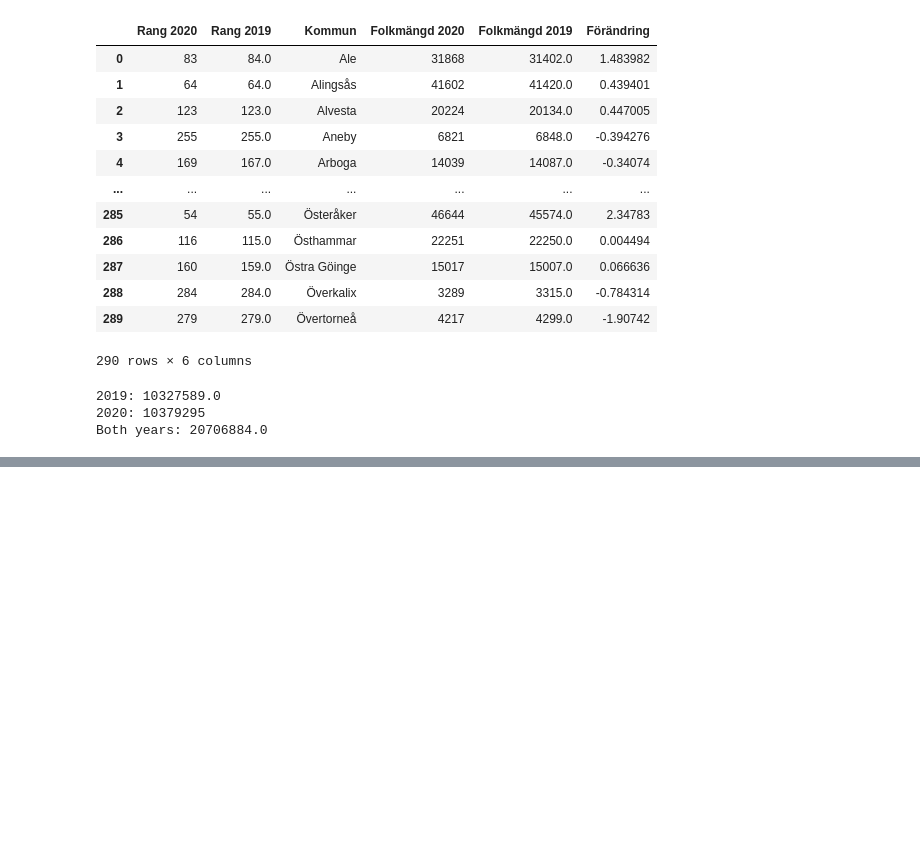
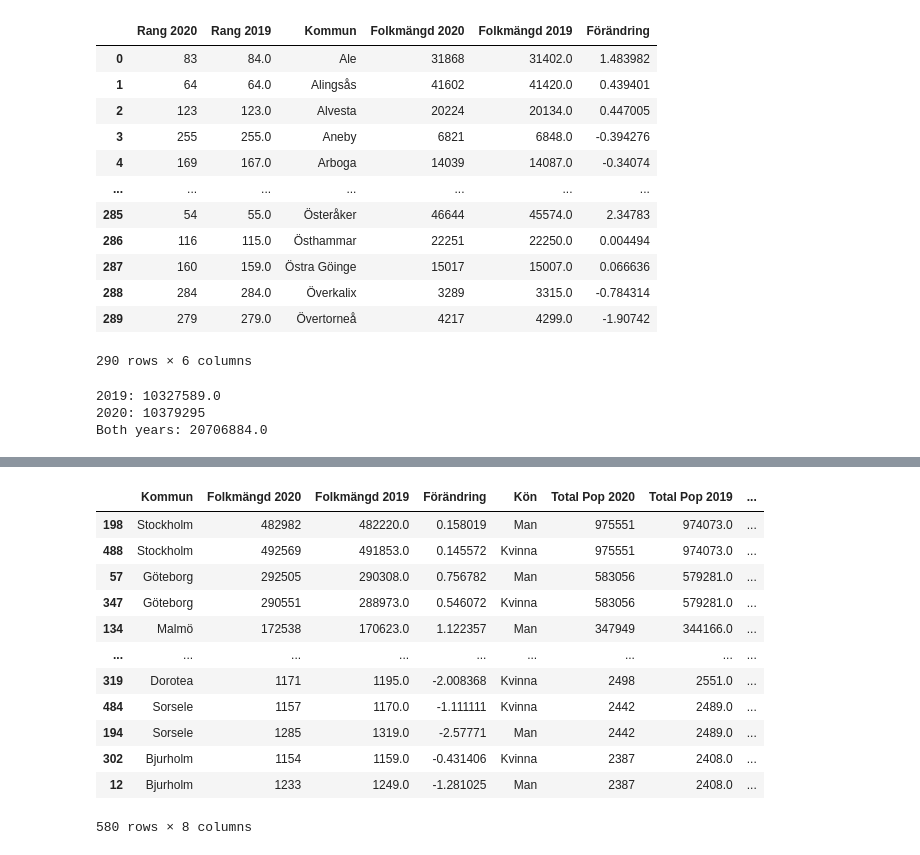
Before and after one commit to MiltonOberg/Python-Milton--sterberg-OPA23, a Jupyter notebook: exercise/data_processing1.0.ipynb, the cells around one changed output, grey strips where cells are left out. Saved outputs shown, nothing was run; the diff lists cells and outputs as text; code cells hidden in the pictures; blank space fills up the shorter version.

```diff
--- a/exercise/data_processing1.0.ipynb
+++ b/exercise/data_processing1.0.ipynb
@@ -211,0 +239,11 @@ df_merge
+# %%
+df_total = pd.read_excel("../Data/komtopp50_2020.xlsx", sheet_name= "Totalt")
+df_total = df_total[6:].drop(columns= ["Unnamed: 0", "Unnamed: 1"]).reset_index(drop= True)
+
+df_total.rename(columns= {
+    "Unnamed: 2": "Kommun",
+    "Unnamed: 3": "Total Pop 2020",
+    "Unnamed: 4": "Total Pop 2019",
+    "Unnamed: 5": "Total förändring"
+}, inplace= True)
+df_total
@@ -211,0 +264,17 @@ df_merge
+# %%
+df_final = pd.merge(df_b, df_total, on= "Kommun").sort_values(by= "Total Pop 2020", ascending= False)
+df_final
+# %% [output]
+|  | Kommun | Folkmängd 2020 | Folkmängd 2019 | Förändring | Kön | Total Pop 2020 | Total Pop 2019 | ... |
+| 198 | Stockholm | 482982 | 482220.0 | 0.158019 | Man | 975551 | 974073.0 | ... |
+| 488 | Stockholm | 492569 | 491853.0 | 0.145572 | Kvinna | 975551 | 974073.0 | ... |
+| 57 | Göteborg | 292505 | 290308.0 | 0.756782 | Man | 583056 | 579281.0 | ... |
+| 347 | Göteborg | 290551 | 288973.0 | 0.546072 | Kvinna | 583056 | 579281.0 | ... |
+| 134 | Malmö | 172538 | 170623.0 | 1.122357 | Man | 347949 | 344166.0 | ... |
+| ... | ... | ... | ... | ... | ... | ... | ... | ... |
+| 319 | Dorotea | 1171 | 1195.0 | -2.008368 | Kvinna | 2498 | 2551.0 | ... |
+| 484 | Sorsele | 1157 | 1170.0 | -1.111111 | Kvinna | 2442 | 2489.0 | ... |
+| 194 | Sorsele | 1285 | 1319.0 | -2.57771 | Man | 2442 | 2489.0 | ... |
+| 302 | Bjurholm | 1154 | 1159.0 | -0.431406 | Kvinna | 2387 | 2408.0 | ... |
+| 12 | Bjurholm | 1233 | 1249.0 | -1.281025 | Man | 2387 | 2408.0 | ... |
+580 rows × 8 columns
```
Also changed, not shown: parts of 8 cells of this notebook, 3 other files.
